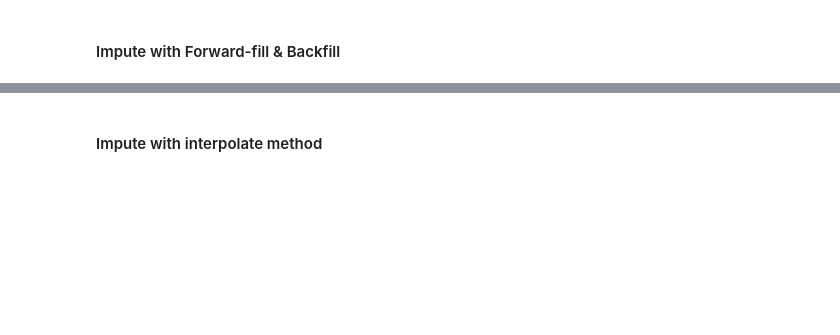
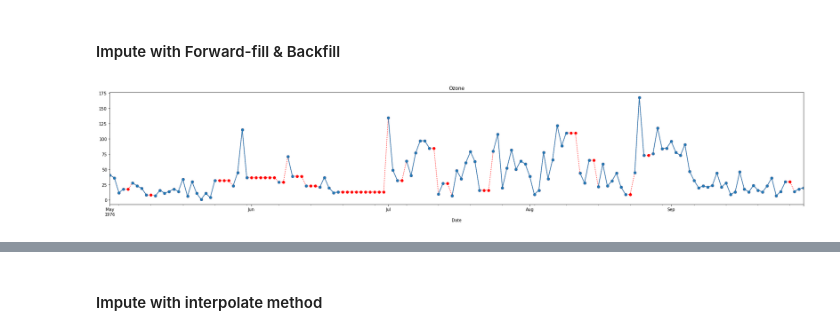
Before and after one commit to evgenursic/python-analitika-2, a Jupyter notebook: Del_03_Pandas_data_cleaning_napredno/03_Pandas_data_cleaning_napredno_CLEAN.ipynb, the cells around one changed output, grey strips where cells are left out. Saved outputs shown, nothing was run; the diff lists cells and outputs as text; code cells hidden in the pictures; blank space fills up the shorter version.

```diff
--- a/Del_03_Pandas_data_cleaning_napredno/03_Pandas_data_cleaning_napredno_CLEAN.ipynb
+++ b/Del_03_Pandas_data_cleaning_napredno/03_Pandas_data_cleaning_napredno_CLEAN.ipynb
@@ -773,16 +1300,18 @@ plt.show()
 #### Impute with Forward-fill & Backfill
 # %%
 # Impute airquality DataFrame with ffill method
-ffill_imputed =
+ffill_imputed = airquality.fillna(method='ffill')
 
 
 # Plot the imputed DataFrame ffill_imp in red dotted style
 ffill_imputed['Ozone'].plot(color='red', marker='o', linestyle='dotted', figsize=(30, 5))
 
 # Plot the airquality DataFrame with title
 airquality['Ozone'].plot(title='Ozone', marker='o', figsize=(30, 5))
 
 plt.show()
+# %% [output]
+[figure, added]
 # %%
 # Print prior to imputing missing values
 airquality[30:40]
```
Also changed, not shown: parts of 92 cells of this notebook, 15 other files.
